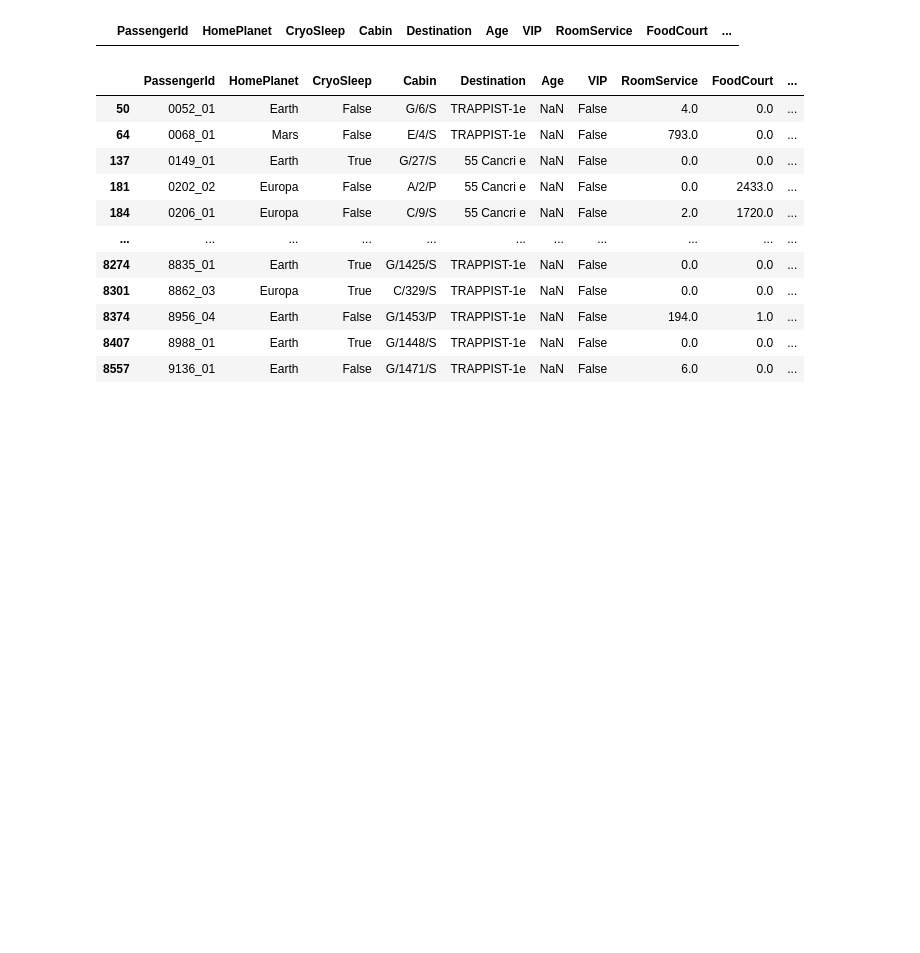
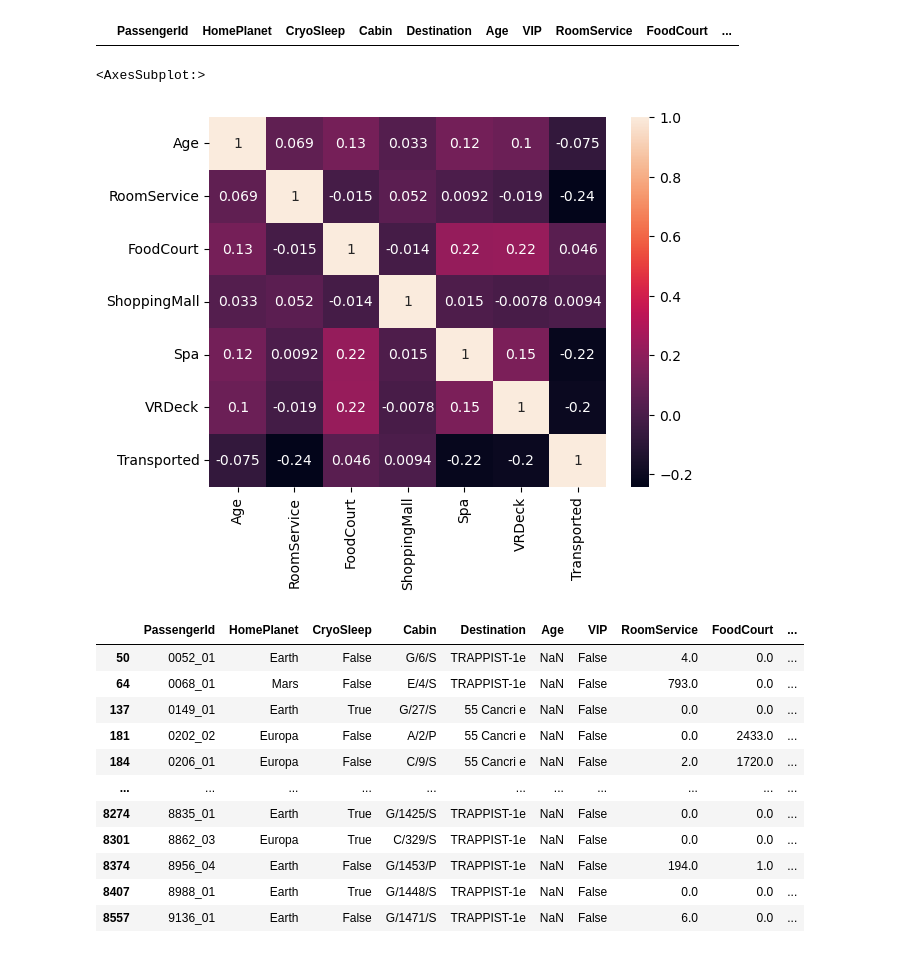
Before and after one commit to kartikgupta89/datascience-kaggle, a Jupyter notebook: c2-spaceship-titanic.ipynb, the cells around one changed output. Cells and saved outputs as stored; diff of their text form; code cells hidden in the pictures; blank space fills up the shorter version.

```diff
--- a/c2-spaceship-titanic.ipynb
+++ b/c2-spaceship-titanic.ipynb
@@ -98,6 +119,12 @@ train_data.describe()
 train_data[train_data.duplicated()]
 # %% [output]
 |  | PassengerId | HomePlanet | CryoSleep | Cabin | Destination | Age | VIP | RoomService | FoodCourt | ... |
+# %%
+# plt.figure(figsize=(12,12))
+sns.heatmap(data=train_data.corr(), annot=True)
+# %% [output]
+<AxesSubplot:>
+[figure, added]
 # %%
 train_data[train_data['Age'].isna()]
 # %% [output]
```
Also changed, not shown: parts of 14 cells of this notebook.
